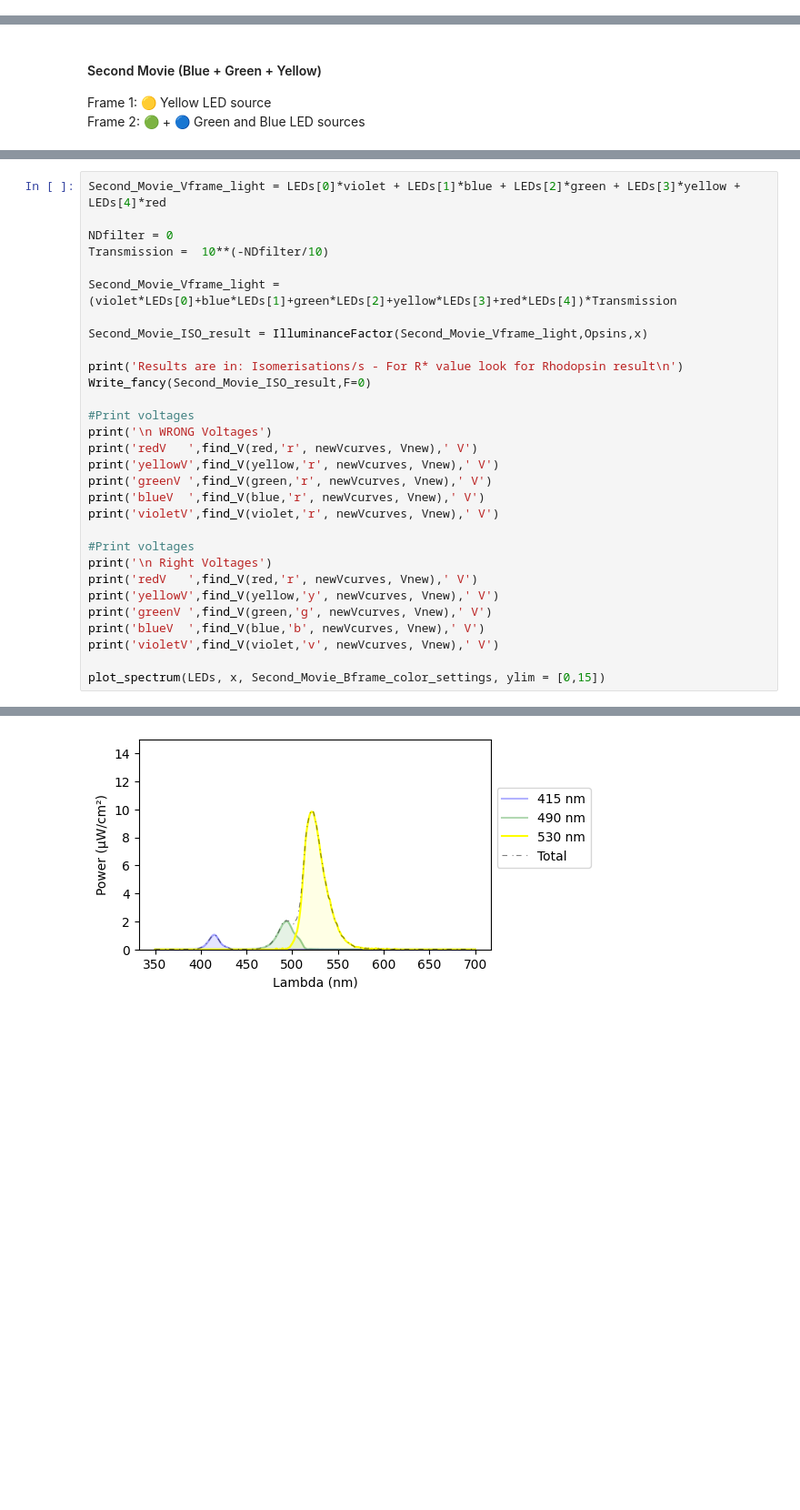
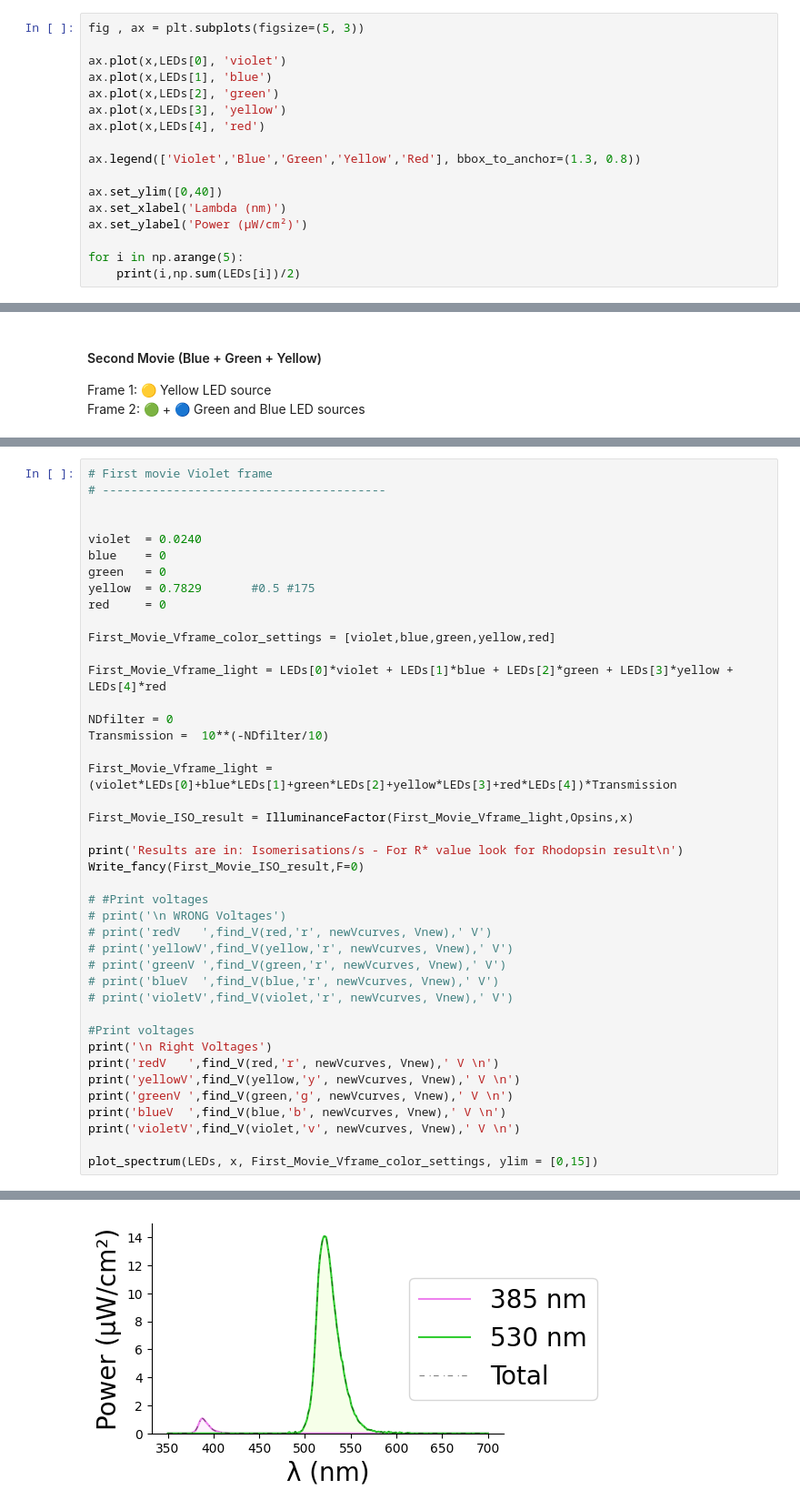
Before and after one commit to FilippoCastellani/photoreceptor_isomerisation, a Jupyter notebook: Calculate_Isomerizations_For_Movies.ipynb, the cells around one changed output, grey strips where cells are left out. Shown at 91% size. Cells and saved outputs as stored; diff of their text form; blank space fills up the shorter version.

```diff
--- a/Calculate_Isomerizations_For_Movies.ipynb
+++ b/Calculate_Isomerizations_For_Movies.ipynb
@@ -77,0 +95,17 @@ plot_spectrum(LEDs,x, full_on_color_settings, ylim = [0,40])       # Plotting LE
+# %%
+fig , ax = plt.subplots(figsize=(5, 3))
+
+ax.plot(x,LEDs[0], 'violet')
+ax.plot(x,LEDs[1], 'blue')
+ax.plot(x,LEDs[2], 'green')
+ax.plot(x,LEDs[3], 'yellow')
+ax.plot(x,LEDs[4], 'red')
+
+ax.legend(['Violet','Blue','Green','Yellow','Red'], bbox_to_anchor=(1.3, 0.8))
+
+ax.set_ylim([0,40])
+ax.set_xlabel('Lambda (nm)')
+ax.set_ylabel('Power (µW/cm²)')
+
+for i in np.arange(5):
+    print(i,np.sum(LEDs[i])/2)
@@ -569,33 +671,45 @@ Second_Movie_Bframe_color_settings = [violet,blue,green,yellow,red]
 # %%
-Second_Movie_Vframe_light = LEDs[0]*violet + LEDs[1]*blue + LEDs[2]*green + LEDs[3]*yellow + LEDs[4]*red
+# First movie Violet frame
+# ----------------------------------------
+
+
+violet  = 0.0240
+blue    = 0
+green   = 0
+yellow  = 0.7829       #0.5 #175
+red     = 0
+
+First_Movie_Vframe_color_settings = [violet,blue,green,yellow,red]
+
+First_Movie_Vframe_light = LEDs[0]*violet + LEDs[1]*blue + LEDs[2]*green + LEDs[3]*yellow + LEDs[4]*red
 
 NDfilter = 0
 Transmission =  10**(-NDfilter/10)
 
-Second_Movie_Vframe_light = (violet*LEDs[0]+blue*LEDs[1]+green*LEDs[2]+yellow*LEDs[3]+red*LEDs[4])*Transmission
+First_Movie_Vframe_light = (violet*LEDs[0]+blue*LEDs[1]+green*LEDs[2]+yellow*LEDs[3]+red*LEDs[4])*Transmission
 
-Second_Movie_ISO_result = IlluminanceFactor(Second_Movie_Vframe_light,Opsins,x)
+First_Movie_ISO_result = IlluminanceFactor(First_Movie_Vframe_light,Opsins,x)
 
 print('Results are in: Isomerisations/s - For R* value look for Rhodopsin result\n')
-Write_fancy(Second_Movie_ISO_result,F=0)
+Write_fancy(First_Movie_ISO_result,F=0)
 
-#Print voltages
-print('\n WRONG Voltages')
-print('redV   ',find_V(red,'r', newVcurves, Vnew),' V')
-print('yellowV',find_V(yellow,'r', newVcurves, Vnew),' V')
-print('greenV ',find_V(green,'r', newVcurves, Vnew),' V')
-print('blueV  ',find_V(blue,'r', newVcurves, Vnew),' V')
-print('violetV',find_V(violet,'r', newVcurves, Vnew),' V')
+# #Print voltages
+# print('\n WRONG Voltages')
+# print('redV   ',find_V(red,'r', newVcurves, Vnew),' V')
+# print('yellowV',find_V(yellow,'r', newVcurves, Vnew),' V')
+# print('greenV ',find_V(green,'r', newVcurves, Vnew),' V')
+# print('blueV  ',find_V(blue,'r', newVcurves, Vnew),' V')
+# print('violetV',find_V(violet,'r', newVcurves, Vnew),' V')
 
 #Print voltages
 print('\n Right Voltages')
-print('redV   ',find_V(red,'r', newVcurves, Vnew),' V')
-print('yellowV',find_V(yellow,'y', newVcurves, Vnew),' V')
-print('greenV ',find_V(green,'g', newVcurves, Vnew),' V')
-print('blueV  ',find_V(blue,'b', newVcurves, Vnew),' V')
-print('violetV',find_V(violet,'v', newVcurves, Vnew),' V')
+print('redV   ',find_V(red,'r', newVcurves, Vnew),' V \n')
+print('yellowV',find_V(yellow,'y', newVcurves, Vnew),' V \n')
+print('greenV ',find_V(green,'g', newVcurves, Vnew),' V \n')
+print('blueV  ',find_V(blue,'b', newVcurves, Vnew),' V \n')
+print('violetV',find_V(violet,'v', newVcurves, Vnew),' V \n')
 
-plot_spectrum(LEDs, x, Second_Movie_Bframe_color_settings, ylim = [0,15])
+plot_spectrum(LEDs, x, First_Movie_Vframe_color_settings, ylim = [0,15])
 # %% [output]
 Results are in: Isomerisations/s - For R* value look for Rhodopsin result
 
@@ -617 +731 @@ violetV 1.9060000000000001  V
-[figure, old version]
+[figure, new version]
```
Also changed, not shown: parts of 38 cells of this notebook, 6 other files.
